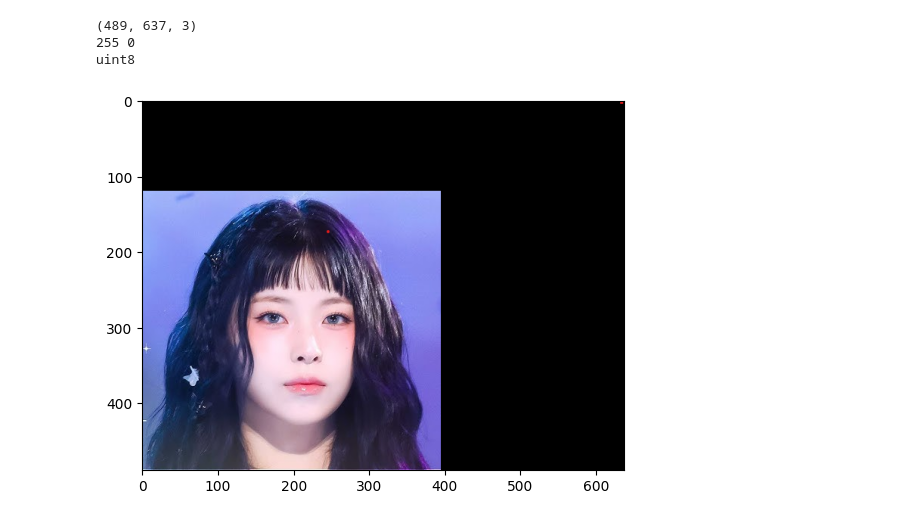
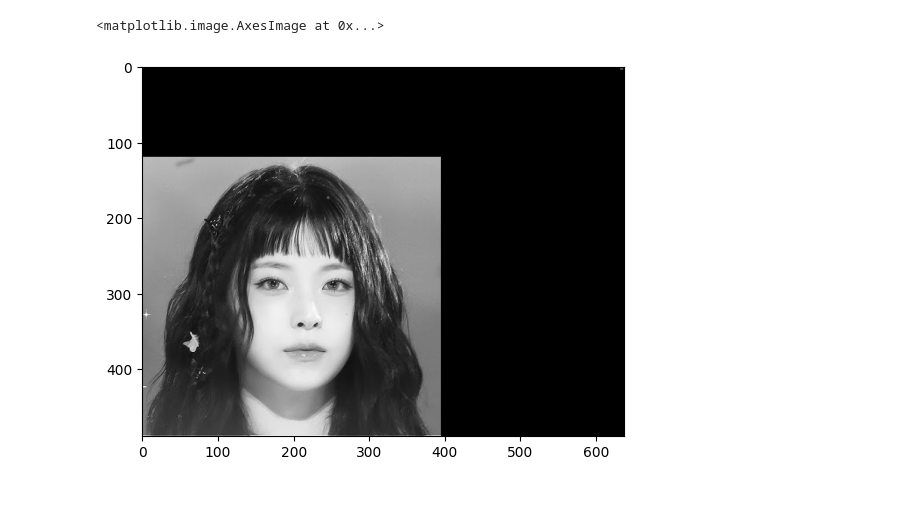
Before and after one commit to KimSeonHo-719/CV, a Jupyter notebook: 과제1.ipynb, the cells around one changed output. Cells and saved outputs as stored; diff of their text form; code cells hidden in the pictures.

```diff
--- a/과제1.ipynb
+++ b/과제1.ipynb
@@ -20,15 +19,0 @@ gyujin.png          100%[===================>] 217.08K  --.-KB/s    in 0.01s
-# %%
-# BGR로 사진 가져오기
-img_BGR=cv2.imread('/content/gyujin.png')
-
-# BGR이어서 색상 반전되어있으므로 RGB로 다시 반전시켜 원본으로 만듦.
-img_RGB=cv2.cvtColor(img_BGR,cv2.COLOR_BGR2RGB)
-plt.imshow(img_RGB)
-print(img_RGB.shape)
-print(img_RGB.max(),img_RGB.min())
-print(img_RGB.dtype)
-# %% [output]
-(489, 637, 3)
-255 0
-uint8
-[figure, removed]
@@ -41,0 +20,9 @@ kernel_33=np.ones((3,3),dtype=np.float32)/9
+# %%
+img_BGR=cv2.imread('/content/gyujin.png')
+# 왜 꼭 GRAY로 해야 할까?
+# 유튜브 실습 영상에도 나오지만 BGR, RGB는 3채널이므로 2차원 계산을 할 수 없기 때문에 흑백 2차원으로 바꿔야 한다.
+img_GRAY = cv2.cvtColor(img_BGR,cv2.COLOR_BGR2GRAY)
+plt.imshow(img_GRAY,cmap='gray')
+# %% [output]
+<matplotlib.image.AxesImage at 0x...>
+[figure, added]
```
Also changed, not shown: parts of 7 cells of this notebook.
